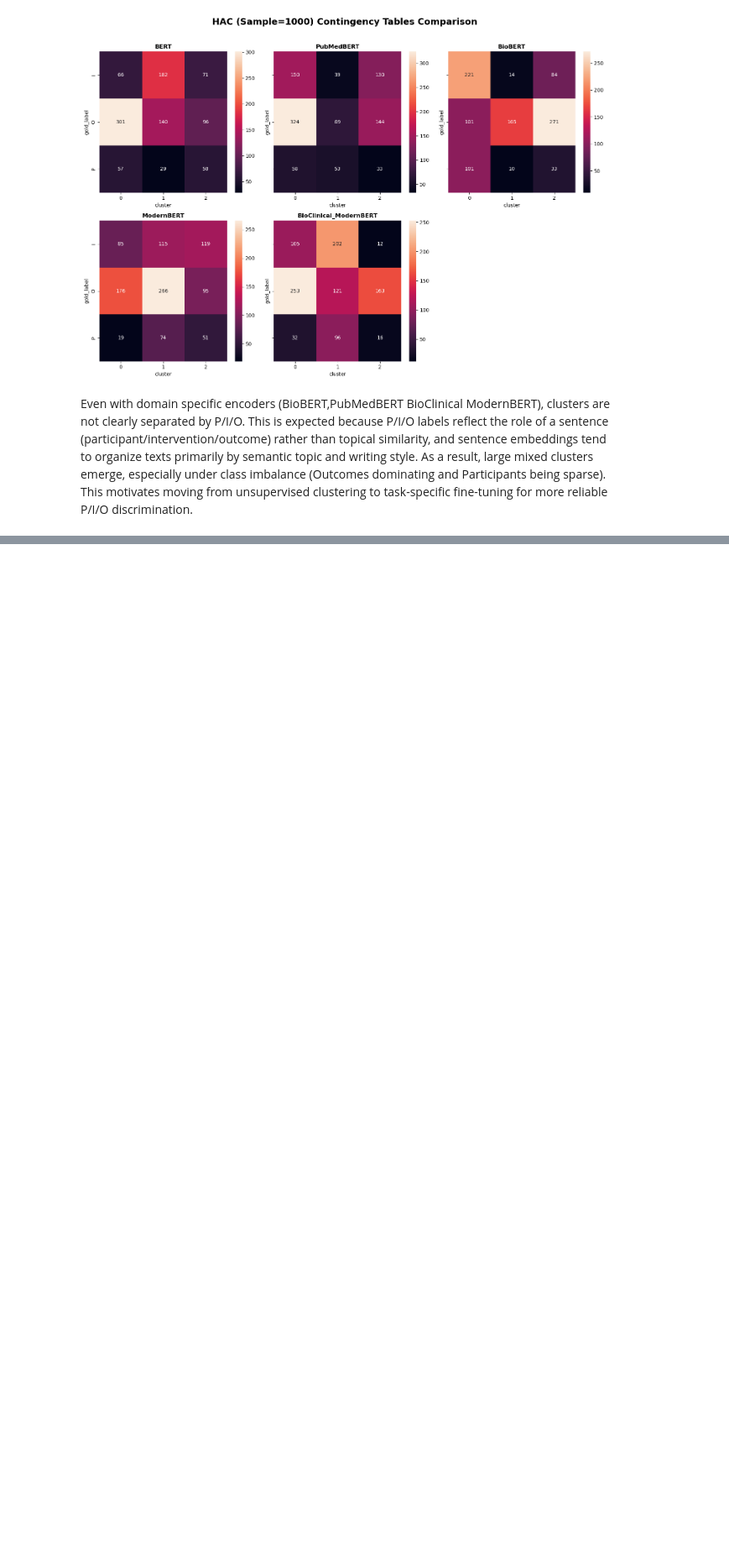
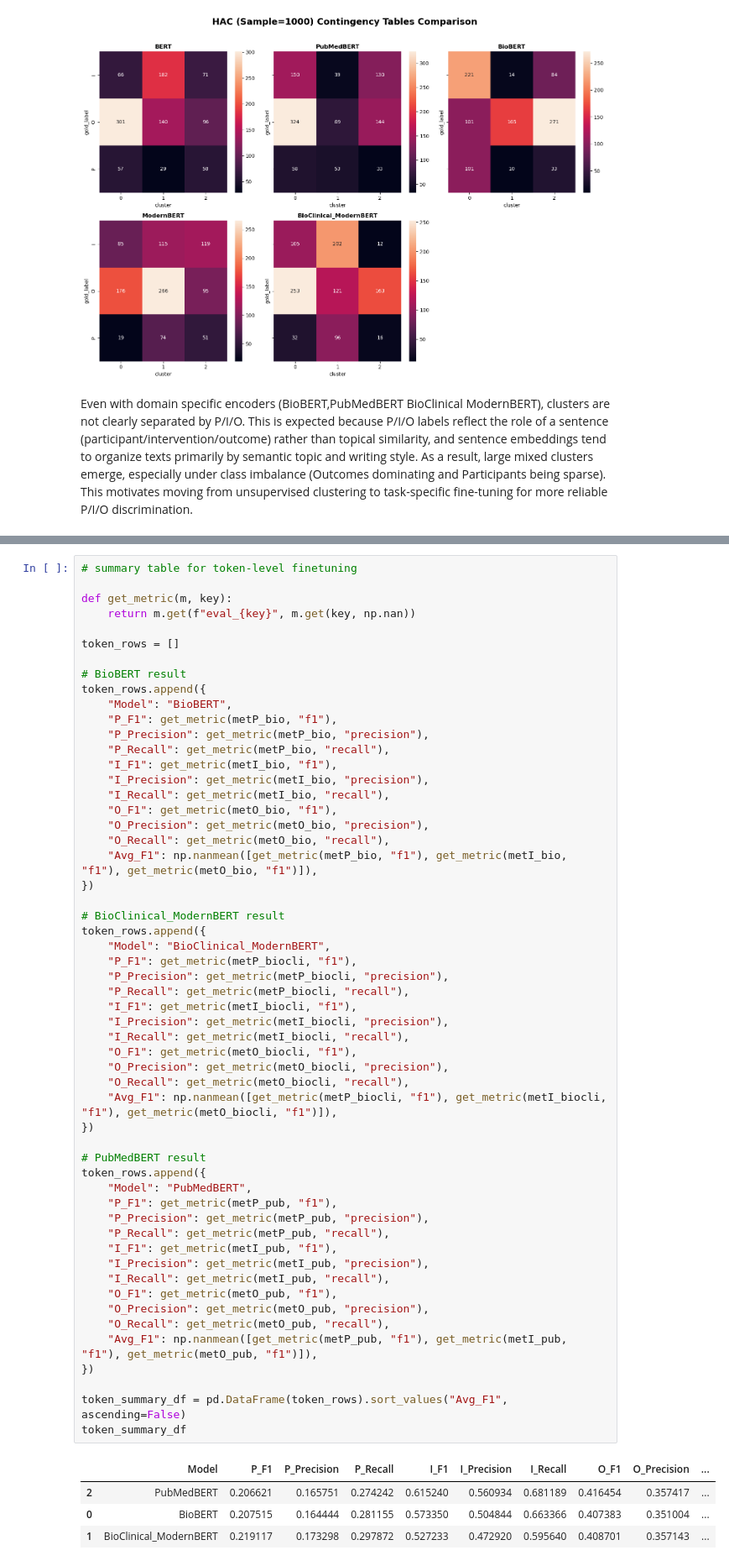
Before and after one commit to SBL-97/AITA-Group37-Task2, a Jupyter notebook: notebooks/03_axis1B_LLM_BASED.ipynb, the cells around one changed output, grey strips where cells are left out. Shown at 84% size. Drawn from its saved outputs; the diff is of its cells as text; blank space fills up the shorter version.

```diff
--- a/notebooks/03_axis1B_LLM_BASED.ipynb
+++ b/notebooks/03_axis1B_LLM_BASED.ipynb
@@ -560,0 +1615,60 @@ Confusion matrix for PubMedBERT:
+# %%
+# summary table for token-level finetuning
+
+def get_metric(m, key):
+    return m.get(f"eval_{key}", m.get(key, np.nan))
+
+token_rows = []
+
+# BioBERT result
+token_rows.append({
+    "Model": "BioBERT",
+    "P_F1": get_metric(metP_bio, "f1"),
+    "P_Precision": get_metric(metP_bio, "precision"),
+    "P_Recall": get_metric(metP_bio, "recall"),
+    "I_F1": get_metric(metI_bio, "f1"),
+    "I_Precision": get_metric(metI_bio, "precision"),
+    "I_Recall": get_metric(metI_bio, "recall"),
+    "O_F1": get_metric(metO_bio, "f1"),
+    "O_Precision": get_metric(metO_bio, "precision"),
+    "O_Recall": get_metric(metO_bio, "recall"),
+    "Avg_F1": np.nanmean([get_metric(metP_bio, "f1"), get_metric(metI_bio, "f1"), get_metric(metO_bio, "f1")]),
+})
+
+# BioClinical_ModernBERT result
+token_rows.append({
+    "Model": "BioClinical_ModernBERT",
+    "P_F1": get_metric(metP_biocli, "f1"),
+    "P_Precision": get_metric(metP_biocli, "precision"),
+    "P_Recall": get_metric(metP_biocli, "recall"),
+    "I_F1": get_metric(metI_biocli, "f1"),
+    "I_Precision": get_metric(metI_biocli, "precision"),
+    "I_Recall": get_metric(metI_biocli, "recall"),
+    "O_F1": get_metric(metO_biocli, "f1"),
+    "O_Precision": get_metric(metO_biocli, "precision"),
+    "O_Recall": get_metric(metO_biocli, "recall"),
+    "Avg_F1": np.nanmean([get_metric(metP_biocli, "f1"), get_metric(metI_biocli, "f1"), get_metric(metO_biocli, "f1")]),
+})
+
+# PubMedBERT result
+token_rows.append({
+    "Model": "PubMedBERT",
+    "P_F1": get_metric(metP_pub, "f1"),
+    "P_Precision": get_metric(metP_pub, "precision"),
+    "P_Recall": get_metric(metP_pub, "recall"),
+    "I_F1": get_metric(metI_pub, "f1"),
+    "I_Precision": get_metric(metI_pub, "precision"),
+    "I_Recall": get_metric(metI_pub, "recall"),
+    "O_F1": get_metric(metO_pub, "f1"),
+    "O_Precision": get_metric(metO_pub, "precision"),
+    "O_Recall": get_metric(metO_pub, "recall"),
+    "Avg_F1": np.nanmean([get_metric(metP_pub, "f1"), get_metric(metI_pub, "f1"), get_metric(metO_pub, "f1")]),
+})
+
+token_summary_df = pd.DataFrame(token_rows).sort_values("Avg_F1", ascending=False)
+token_summary_df
+# %% [output]
+|  | Model | P_F1 | P_Precision | P_Recall | I_F1 | I_Precision | I_Recall | O_F1 | O_Precision | ... |
+| 2 | PubMedBERT | 0.206621 | 0.165751 | 0.274242 | 0.615240 | 0.560934 | 0.681189 | 0.416454 | 0.357417 | ... |
+| 0 | BioBERT | 0.207515 | 0.164444 | 0.281155 | 0.573350 | 0.504844 | 0.663366 | 0.407383 | 0.351004 | ... |
+| 1 | BioClinical_ModernBERT | 0.219117 | 0.173298 | 0.297872 | 0.527233 | 0.472920 | 0.595640 | 0.408701 | 0.357143 | ... |
```
Also changed, not shown: parts of 44 cells of this notebook, 1 other file.
